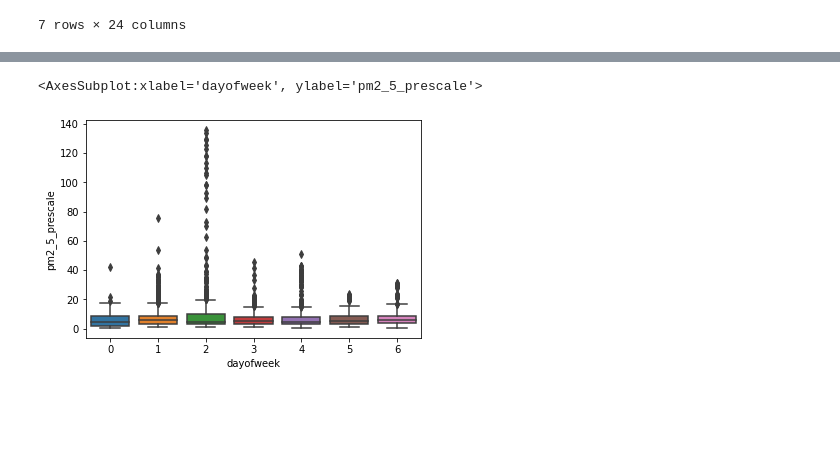
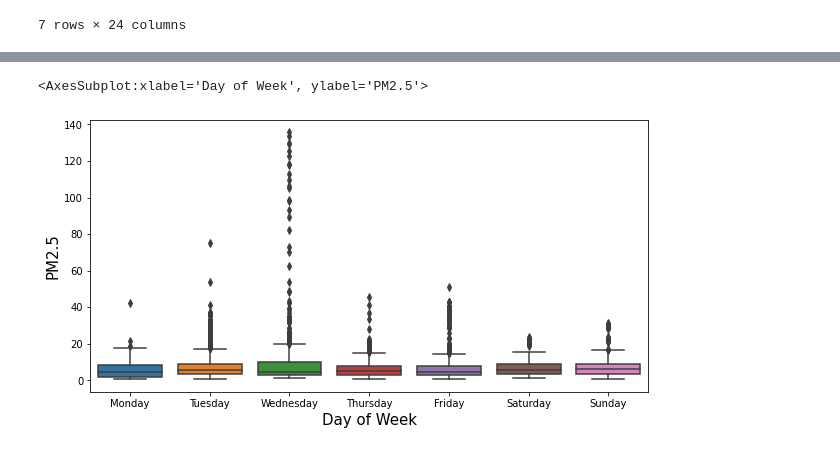
Before and after one commit to mihakim2/2021Fall_finals, a Jupyter notebook: Time_Series.ipynb, the cells around one changed output, grey strips where cells are left out. Saved outputs shown, nothing was run; the diff lists cells and outputs as text; code cells hidden in the pictures; blank space fills up the shorter version.

```diff
--- a/Time_Series.ipynb
+++ b/Time_Series.ipynb
@@ -147,5 +261,10 @@ sns.stripplot(x='dayofweek',y='pm2_5_prescale',data=dayofweek)
 # %%
-sns.boxplot(x='dayofweek',y='pm2_5_prescale',data=dayofweek)
+plt.figure(figsize=(10,5))
+chart = sns.boxplot(x='dayofweek',y='pm2_5_prescale',data=dayofweek)
+plt.xticks(chart.get_xticks(), ['Monday','Tuesday','Wednesday','Thursday','Friday','Saturday','Sunday'])
+plt.ylabel('PM2.5', fontsize=15)
+plt.xlabel('Day of Week', fontsize=15)
+chart
 # %% [output]
-<AxesSubplot:xlabel='dayofweek', ylabel='pm2_5_prescale'>
+<AxesSubplot:xlabel='Day of Week', ylabel='PM2.5'>
-[figure, old version]
+[figure, new version]
```
Also changed, not shown: parts of 17 cells of this notebook.
